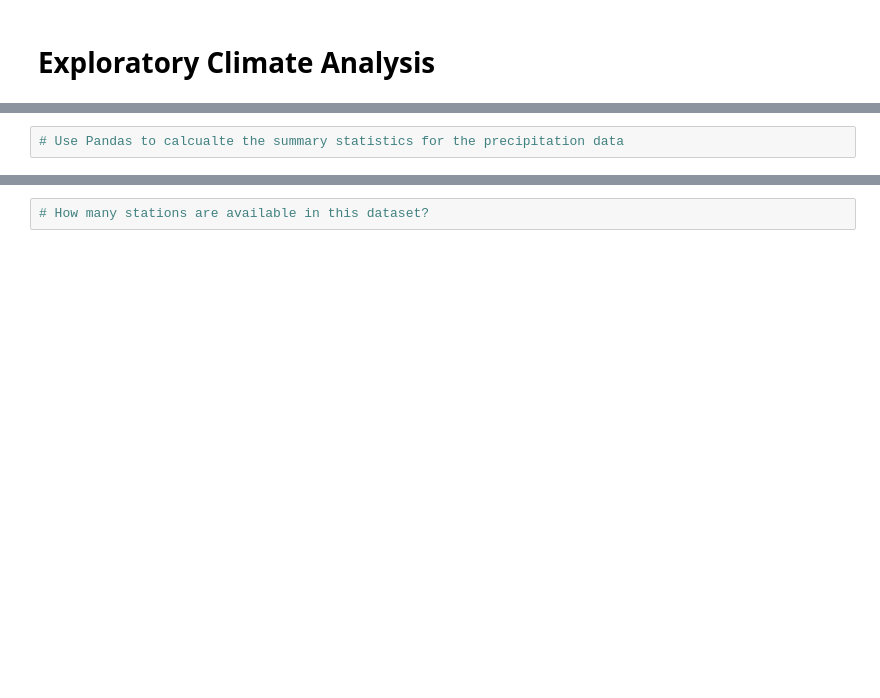
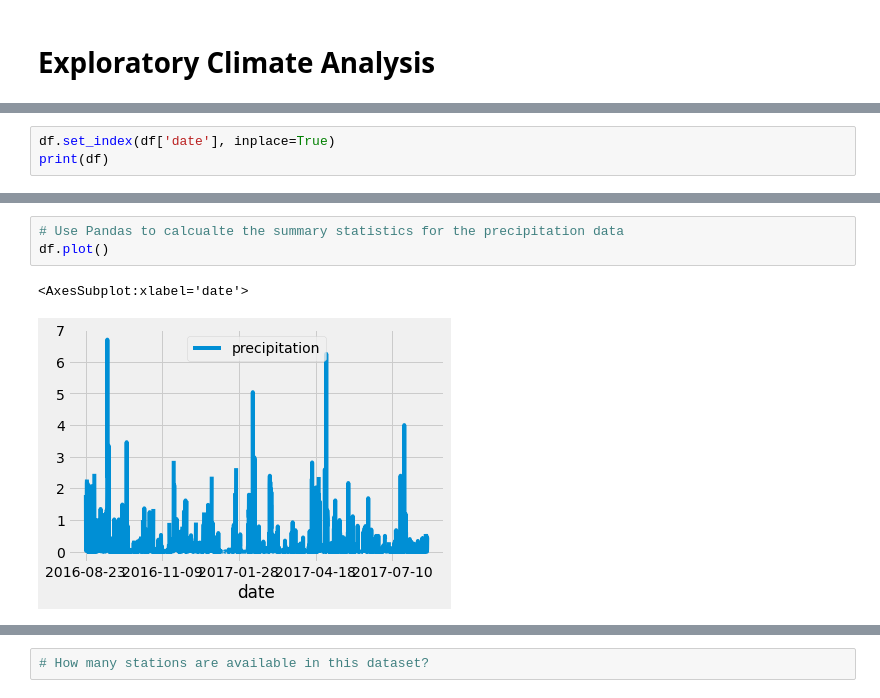
Before and after one commit to Wdkellyjr/surfs_up, a Jupyter notebook: climate_analysis.ipynb, the cells around one changed output, grey strips where cells are left out. Cells and saved outputs as stored; diff of their text form; blank space fills up the shorter version.

```diff
--- a/climate_analysis.ipynb
+++ b/climate_analysis.ipynb
@@ -52,0 +70,3 @@ session = Session(engine)
+# %%
+df.set_index(df['date'], inplace=True)
+print(df)
@@ -53,2 +109,6 @@ session = Session(engine)
 # %%
 # Use Pandas to calcualte the summary statistics for the precipitation data
+df.plot()
+# %% [output]
+<AxesSubplot:xlabel='date'>
+[figure, added]
```
Also changed, not shown: parts of 4 cells of this notebook.
